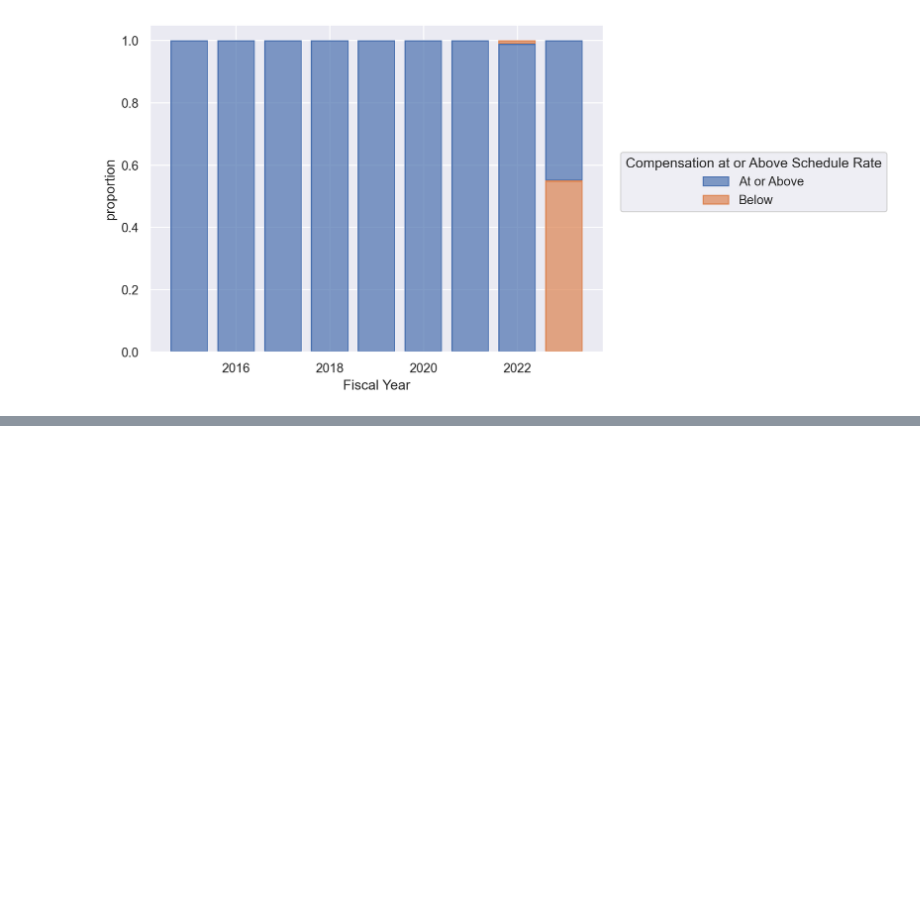
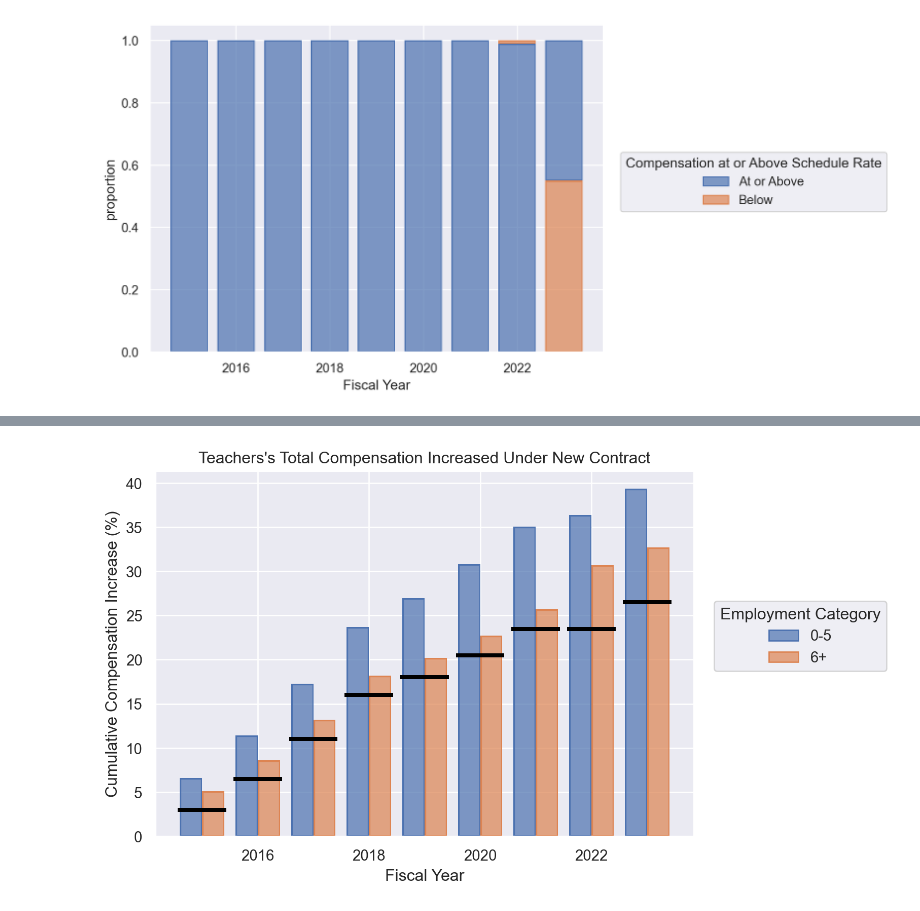
Before and after one commit to Anias-clo/Teacher_Payroll_Analysis, a Jupyter notebook: poc.ipynb, the cells around one changed output, grey strips where cells are left out. Cells and saved outputs as stored; diff of their text form; code cells hidden in the pictures; blank space fills up the shorter version.

```diff
--- a/poc.ipynb
+++ b/poc.ipynb
@@ -329,8 +224,12 @@ p1
 # %%
 p2 = (
     so.Plot(data=df_rate_summary, x='Fiscal Year')
     .add(so.Bar(), so.Dodge(), y='Effective Rate', color='Employment Category')
     .add(so.Dash(linewidth=3, color='black'), y='Fiscal Year Rate')
-    .label(x='Year', y='Rate', title='Expect Less Pay at the Beginning of New Contract')
+    .label(x='Fiscal Year',
+           y='Cumulative Compensation Increase (%)',
+           title='Teachers\'s Total Compensation Increased Under New Contract')
 )
 p2
+# %% [output]
+[figure, added]
```
Also changed, not shown: parts of 20 cells of this notebook.
